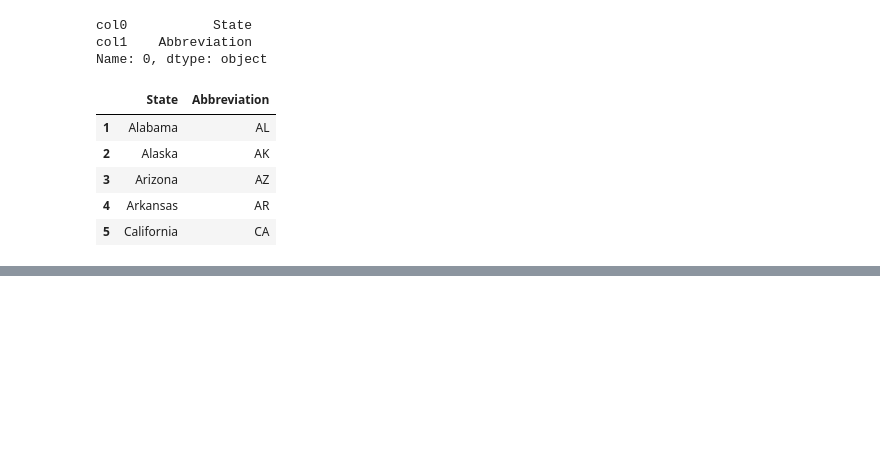
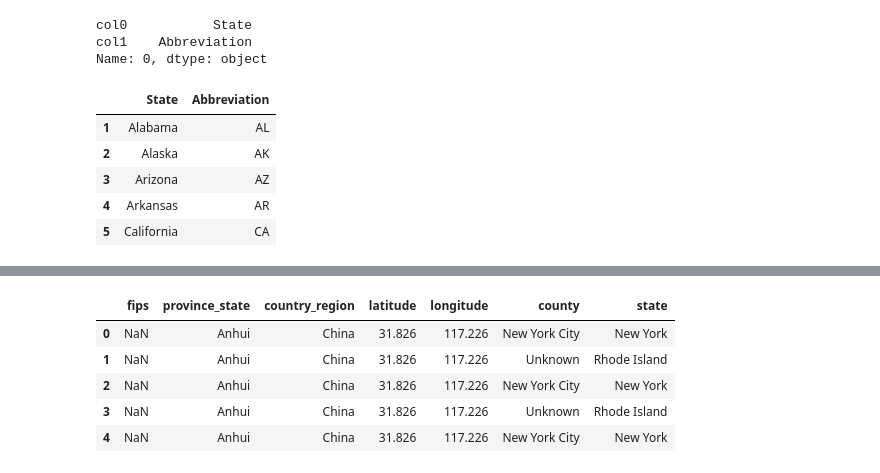
Before and after one commit to techiemas/covid-19aws, a Jupyter notebook: DE_project.ipynb, the cells around one changed output, grey strips where cells are left out. Cells and saved outputs as stored; diff of their text form; code cells hidden in the pictures; blank space fills up the shorter version.

```diff
--- a/DE_project.ipynb
+++ b/DE_project.ipynb
@@ -315,0 +340,15 @@ static_datasets_state_abv.head()
+# %%
+#dimregiontable (accroding to diemension image)
+
+dimRegion_1=engima_jhud[['fips','province_state','country_region','latitude','longitude',]]
+dimRegion_2=nytimes_data_in_usa_countryus_county[['fips','county','state']]
+dimRegion=pd.merge(dimRegion_1,dimRegion_2,on ='fips',how ='inner')
+# %%
+dimRegion.head()
+# %% [output]
+|  | fips | province_state | country_region | latitude | longitude | county | state |
+| 0 | NaN | Anhui | China | 31.826 | 117.226 | New York City | New York |
+| 1 | NaN | Anhui | China | 31.826 | 117.226 | Unknown | Rhode Island |
+| 2 | NaN | Anhui | China | 31.826 | 117.226 | New York City | New York |
+| 3 | NaN | Anhui | China | 31.826 | 117.226 | Unknown | Rhode Island |
+| 4 | NaN | Anhui | China | 31.826 | 117.226 | New York City | New York |
```
Also changed, not shown: parts of 10 cells of this notebook, 1 other file.
